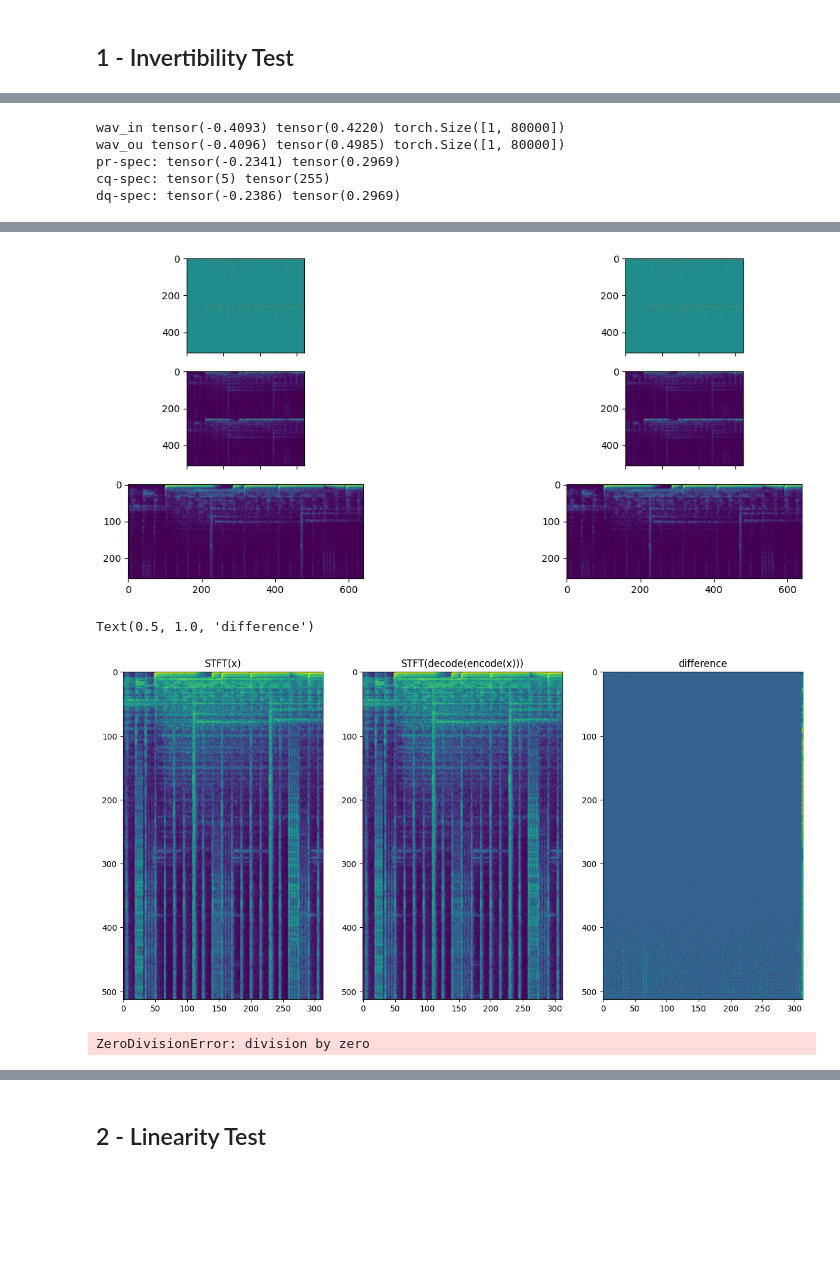
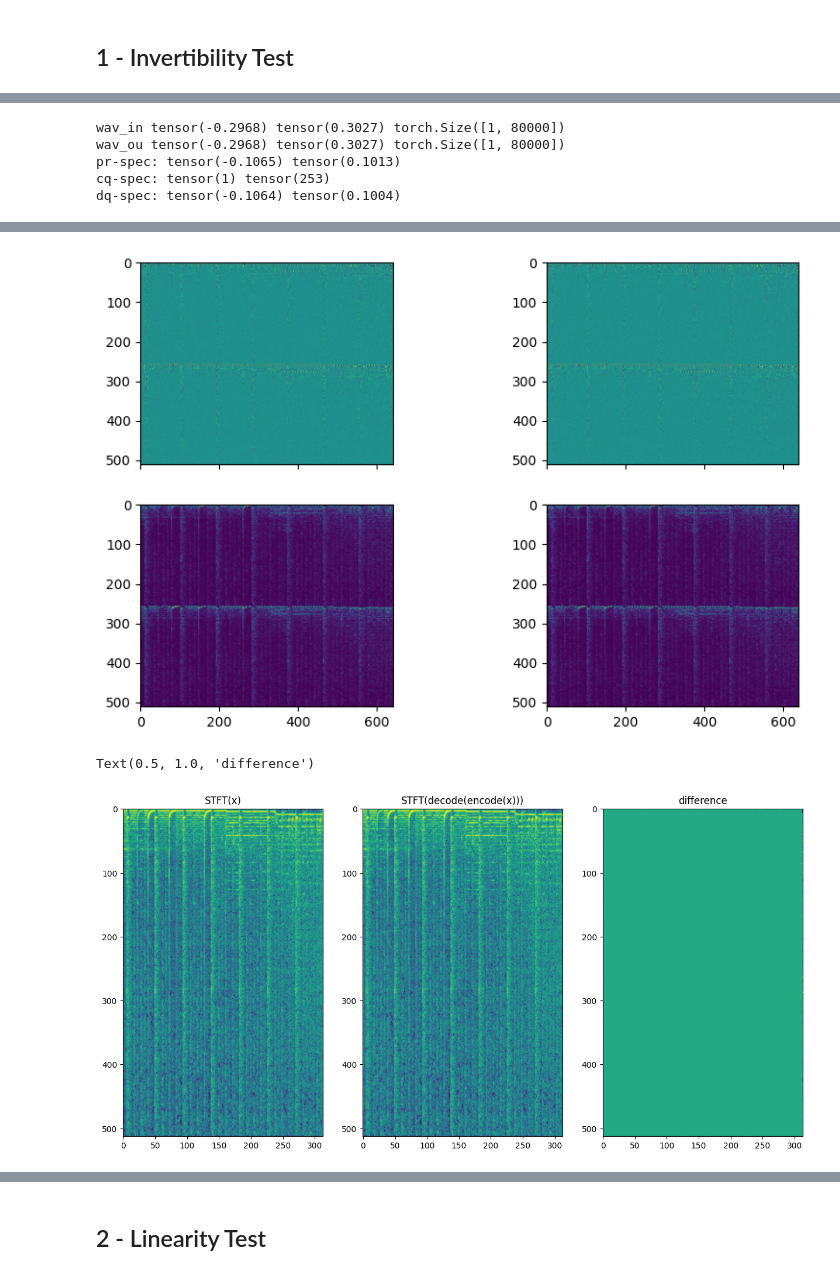
Before and after one commit to wkzng/iSincNet, a Jupyter notebook: demo_sincnet.ipynb, the cells around one changed output, grey strips where cells are left out. Saved outputs shown, nothing was run; the diff lists cells and outputs as text; code cells hidden in the pictures; blank space fills up the shorter version.

Commit message:
Update demo_sincnet to the analytical decoder API (no weights needed)
Co-Authored-By: Claude Opus 4.8 <noreply@anthropic.com>

```diff
--- a/demo_sincnet.ipynb
+++ b/demo_sincnet.ipynb
@@ -32,11 +29,11 @@ params = {
     "scale": "mel",
     "component": "complex",
     "causal": False,
+    "decoder_type": "fast"
 }
 
 sinc : SincNet = (
     SincNet(**params)
-    .load_pretrained_weights(weights_folder=weights_folder, verbose=True)
     .eval()
     .to(device)
 )
@@ -48,5 +42,3 @@ n_fft = 1024
 win_length = 1024
 hop_length = win_length // 4
 stft = TorchSTFT(sample_rate=params["fs"], n_fft=n_fft, hop_length=hop_length, win_length=win_length).to(device)
-# %%
-_ = sinc.load_pretrained_weights(weights_folder=weights_folder, verbose=True)
@@ -65,10 +54,7 @@ audio_pathes = {
     6:"audio/invertibility/16176213.mp3",
 }
 
-audio_path = audio_pathes[3]
-audio_path = "audio/space-of-soul.mp3"
-audio_path = "audio/backwhen-watermane-deep-water.mp3"
-#audio_path = "audio/stellardrone-billions-and-billions-spaceambient.mp3"
+audio_path = audio_pathes[4]
 
 waveform = audio_loader.load_segment(audio_path, offset=15, duration=5, nchannels=1)
 loudness = audio_loader.measure_loudness(waveform)
@@ -120,45 +106,45 @@ with torch.no_grad():
     sr = sr.flatten(1,2).mean(dim=0)
 
 
-f, axes = plt.subplots(3, 2, figsize=(15, 6), sharex="all")
+f, axes = plt.subplots(2, 2, figsize=(10, 6), sharex="all")
 
 y = s.detach().numpy()
 yr = sr.detach().numpy()
 
 axes[0,0].imshow(y)
 axes[1,0].imshow(np.abs(y))
-axes[2,0].imshow(m[0].detach().numpy())
+#axes[2,0].imshow(m[0].detach().numpy())
 
 axes[0,1].imshow(yr)
 axes[1,1].imshow(np.abs(yr))
-axes[2,1].imshow(mr[0].detach().numpy())
+#axes[2,1].imshow(mr[0].detach().numpy())
 
 # Create your Audio objects
 audio1 = ipd.Audio(reconstructed_wav, rate=SAMPLE_RATE, autoplay=False)
 audio2 = ipd.Audio(detokenized_wav, rate=SAMPLE_RATE, autoplay=False)
 # Embed them in HTML with flexbox for horizontal layout
 html_content = f"""
 <div style="display:flex; justify-content:space-around;">
     <div>
         <h3>Reconstructed waveform</h3>
         {audio1._repr_html_()}
     </div>
     <div>
         <h3>Dequantized waveform</h3>
         {audio2._repr_html_()}
     </div>
 </div>
 """
 # Display the HTML
 display(HTML(html_content))
 # %% [output]
-wav_in tensor(-0.4093) tensor(0.4220) torch.Size([1, 80000])
-wav_ou tensor(-0.4096) tensor(0.4985) torch.Size([1, 80000])
-pr-spec: tensor(-0.2341) tensor(0.2969)
-cq-spec: tensor(5) tensor(255)
-dq-spec: tensor(-0.2386) tensor(0.2969)
+wav_in tensor(-0.2968) tensor(0.3027) torch.Size([1, 80000])
+wav_ou tensor(-0.2968) tensor(0.3027) torch.Size([1, 80000])
+pr-spec: tensor(-0.1065) tensor(0.1013)
+cq-spec: tensor(1) tensor(253)
+dq-spec: tensor(-0.1064) tensor(0.1004)
 [interactive output not drawn]
-[figure, old version]
+[figure, new version]
 # %%
 def compute_log1p_stft(waveform:torch.Tensor, n_bits:int=8) -> torch.Tensor:
     """compute log1p stft and return spectrogram"""
@@ -179,4 +165,4 @@ axes[1].set_title("STFT(decode(encode(x)))")
 axes[2].set_title("difference")
 # %% [output]
 Text(0.5, 1.0, 'difference')
-[figure, old version]
+[figure, new version]
@@ -188,7 +169,3 @@ Text(0.5, 1.0, 'difference')
-# %%
-1/0
-# %% [output]
-ZeroDivisionError: division by zero
 # %%
 n_iters = 50
 mag = sinc.magnitude(spec)
```
Also changed, not shown: parts of 9 cells of this notebook.
